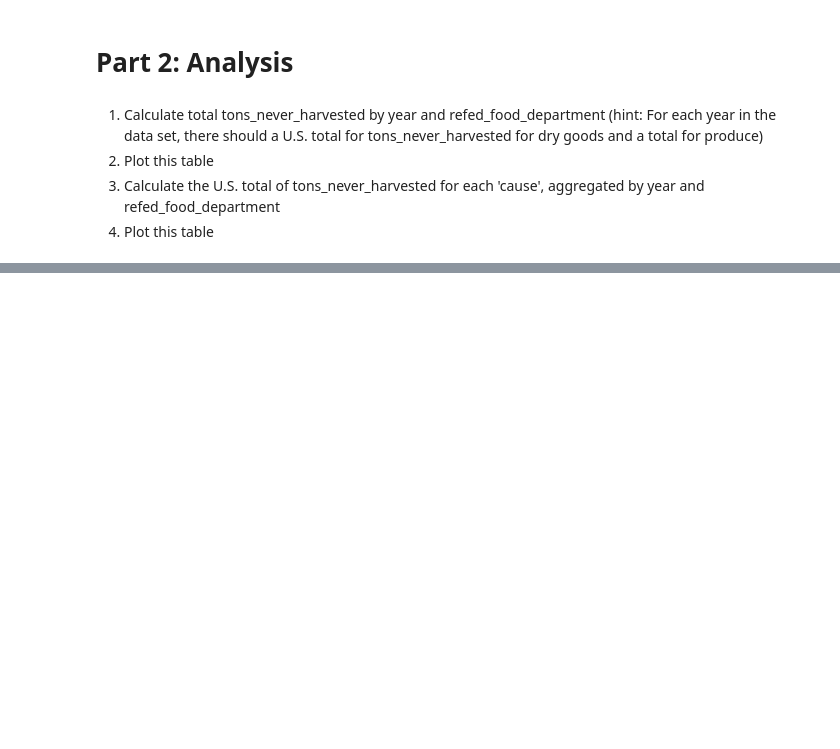
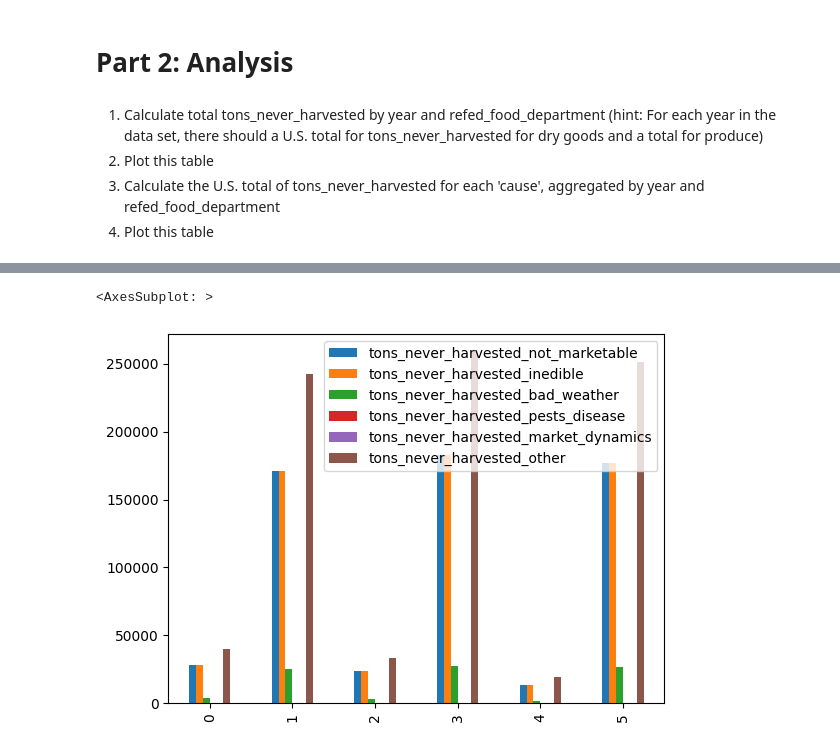
Before and after one commit to margieh/Food_Waste_Data_Cleaning_Automation, a Jupyter notebook: REFED_pipeline.ipynb, the cells around one changed output, grey strips where cells are left out. Drawn from its saved outputs; the diff is of its cells as text; code cells hidden in the pictures; blank space fills up the shorter version.

```diff
--- a/REFED_pipeline.ipynb
+++ b/REFED_pipeline.ipynb
@@ -384,3 +364,5 @@ causes_data
 | 3 | pests_disease | 0.00063 |
 | 4 | market_dynamics | 0.00013 |
 | 5 | other | 0.39724 |
+# %%
+causes_data.set_index('cause').transpose()
@@ -387,14 +372,14 @@ causes_data
 # %%
-def calc_tons_never_harvested_by_cause(farm_df, causes_df):
+def calc_tons_never_harvested_by_cause(farm_df, causes_df, col_name):
     i = 0
     for i in range(len(causes_df)):
         cause, rate = causes_df.iloc[i]
-        farm_df[cause] = farm_df["tons_never_harvested"].apply(lambda x: x * rate)
+        farm_df[f"{col_name}_{cause}"] = farm_df[col_name].apply(lambda x: x * rate)
         i += 1
 
     return farm_df
 
-nh_by_cause_df = calc_tons_never_harvested_by_cause(df_nh, causes_data)
+nh_by_cause_df = calc_tons_never_harvested_by_cause(df_nh, causes_data, 'tons_never_harvested')
 nh_by_cause_df
 # %% [output]
 |  | year | state | commodity_name | refed_food_department | refed_food_category | acres_planted | ... |
@@ -419,0 +427,15 @@ nh_by_cause_df
+# %%
+# out2 = nh_by_cause_df[['year', 'refed_food_department', 'tons_never_harvested']]
+
+# cols = list(nh_by_cause_df.columns)
+cols = ['year',
+ 'refed_food_department',
+ 'tons_never_harvested_not_marketable',
+ 'tons_never_harvested_inedible',
+ 'tons_never_harvested_bad_weather',
+ 'tons_never_harvested_pests_disease',
+ 'tons_never_harvested_market_dynamics',
+ 'tons_never_harvested_other']
+
+out2 = nh_by_cause_df[cols]
+out2
@@ -419,0 +456,3 @@ nh_by_cause_df
+# %%
+final = out2.groupby(['year', 'refed_food_department'], as_index=False).sum()
+final
@@ -419,0 +467,17 @@ nh_by_cause_df
+# %%
+final[['tons_never_harvested_not_marketable',
+ 'tons_never_harvested_inedible',
+ 'tons_never_harvested_bad_weather',
+ 'tons_never_harvested_pests_disease',
+ 'tons_never_harvested_market_dynamics',
+ 'tons_never_harvested_other']].plot(kind="bar")
+
+# ax = final.plot(x="refed_food_department", y=['tons_never_harvested_not_marketable',
+#  'tons_never_harvested_inedible',
+#  'tons_never_harvested_bad_weather',
+#  'tons_never_harvested_pests_disease',
+#  'tons_never_harvested_market_dynamics',
+#  'tons_never_harvested_other'], kind="bar", rot=0, stacked=True)
+# %% [output]
+<AxesSubplot: >
+[figure, added]
```
Also changed, not shown: parts of 13 cells of this notebook.
